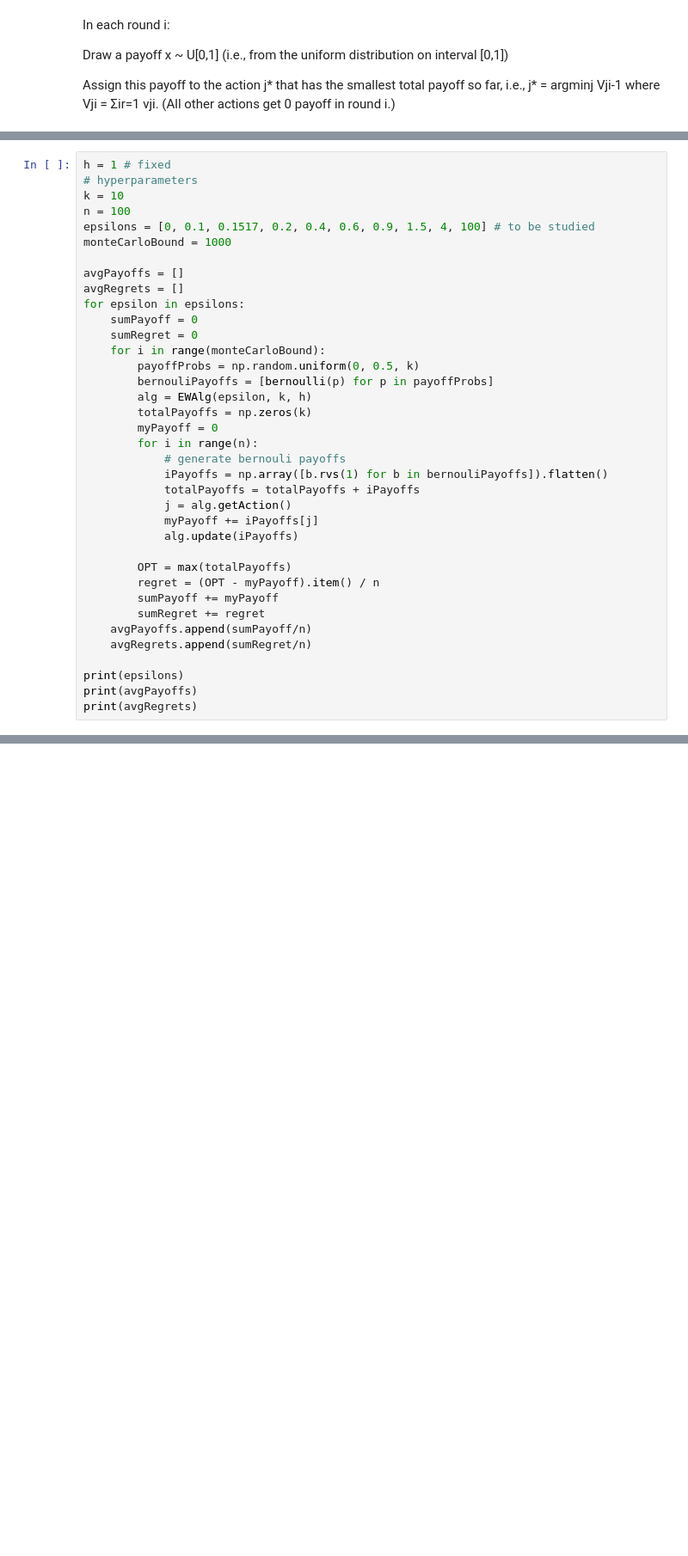
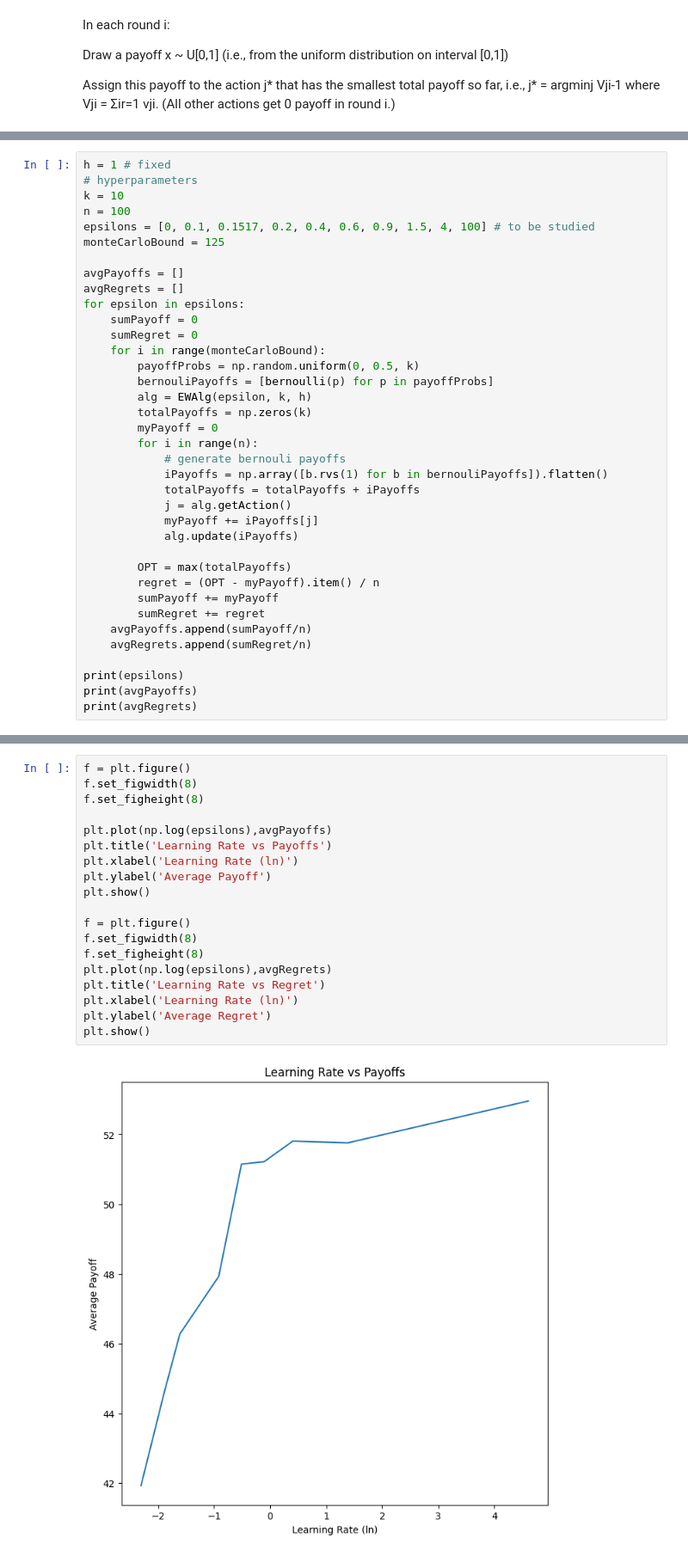
Before and after one commit to PrabhavJain10/Online-Markets, a Jupyter notebook: proj2.ipynb, the cells around one changed output, grey strips where cells are left out. Shown at 86% size. Cells and saved outputs as stored; diff of their text form; blank space fills up the shorter version.

Commit message:
added plots for a/b

```diff
--- a/proj2.ipynb
+++ b/proj2.ipynb
@@ -88,7 +112,7 @@ h = 1 # fixed
 k = 10
 n = 100
 epsilons = [0, 0.1, 0.1517, 0.2, 0.4, 0.6, 0.9, 1.5, 4, 100] # to be studied
-monteCarloBound = 1000
+monteCarloBound = 125
 
 avgPayoffs = []
 avgRegrets = []
@@ -125,0 +150,21 @@ print(avgRegrets)
+# %%
+f = plt.figure()
+f.set_figwidth(8)
+f.set_figheight(8)
+
+plt.plot(np.log(epsilons),avgPayoffs)
+plt.title('Learning Rate vs Payoffs')
+plt.xlabel('Learning Rate (ln)')
+plt.ylabel('Average Payoff')
+plt.show()
+
+f = plt.figure()
+f.set_figwidth(8)
+f.set_figheight(8)
+plt.plot(np.log(epsilons),avgRegrets)
+plt.title('Learning Rate vs Regret')
+plt.xlabel('Learning Rate (ln)')
+plt.ylabel('Average Regret')
+plt.show()
+# %% [output]
+[figure, added]
```
Also changed, not shown: parts of 6 cells of this notebook.
